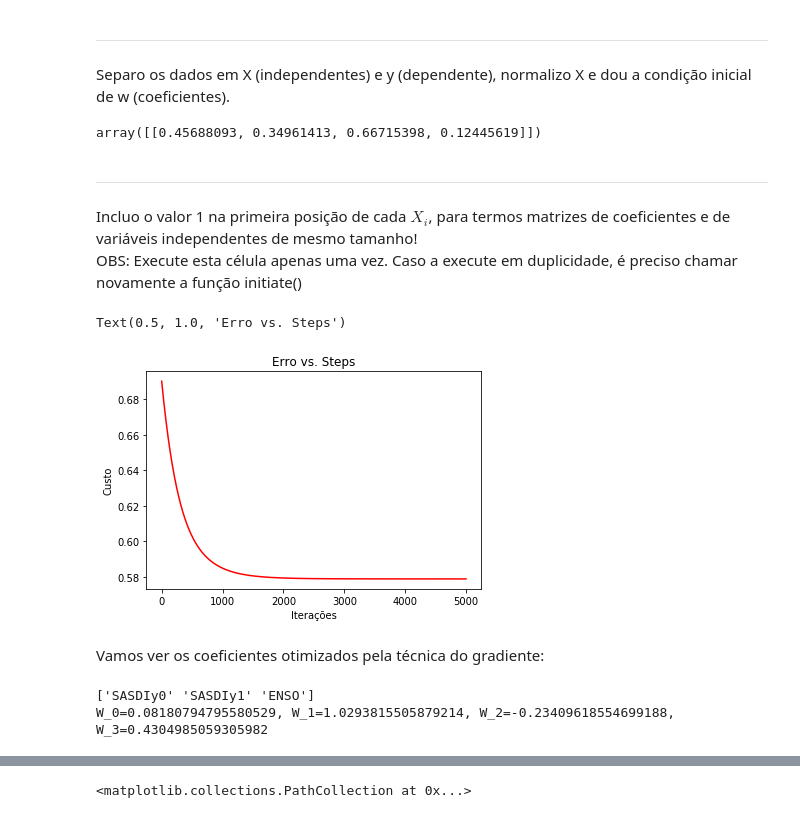
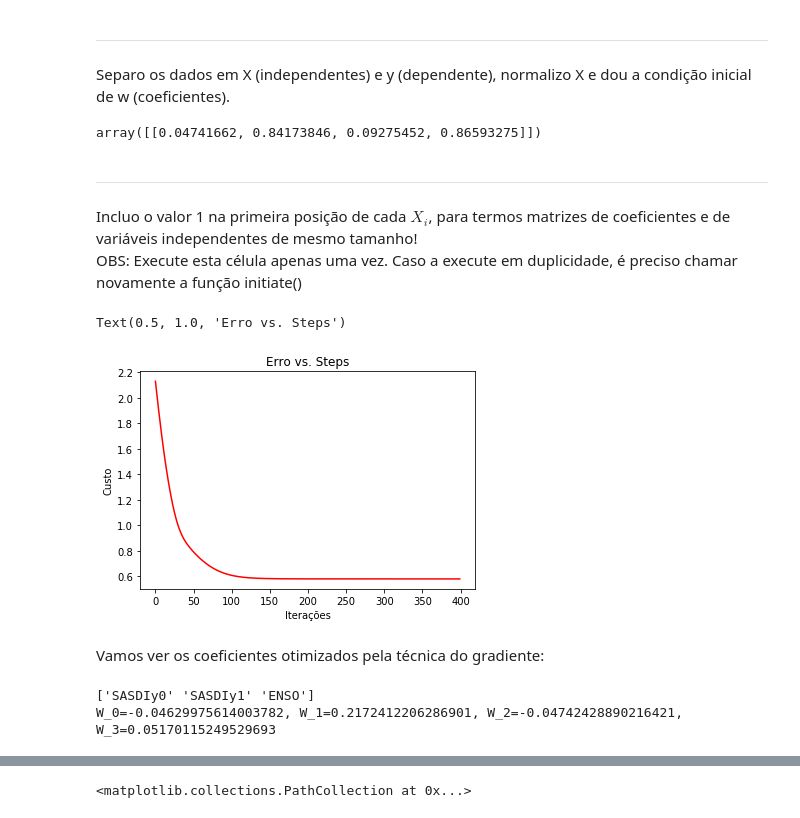
Before and after one commit to WladJSJ/Regressao_Logistica, a Jupyter notebook: RegLog_Tanom_V3.ipynb, the cells around one changed output, grey strips where cells are left out. Cells and saved outputs as stored; diff of their text form; code cells hidden in the pictures.

```diff
--- a/RegLog_Tanom_V3.ipynb
+++ b/RegLog_Tanom_V3.ipynb
@@ -120,8 +122,8 @@ def initiate():
     X = np.array(df.drop('Tanom',1))
     y = df.iloc[:,n_features:n_features+1].values
     scaler = StandardScaler()
-    scaler.fit(X)
-    X = scaler.transform(X)
+#    scaler.fit(X)
+#    X = scaler.transform(X)
     return n_features, X, y
 # %% [markdown]
 Importante adicionar o $X_0=1$ em X, para que possamos multiplicar os vetores $X$ e $\beta$. Faço isso com a função abaixo:
@@ -168,7 +170,7 @@ n_features, X, y = initiate()
 w = np.random.rand(1,n_features+1) ## valores entre 0 e 1
 w
 # %% [output]
-array([[0.45688093, 0.34961413, 0.66715398, 0.12445619]])
+array([[0.04741662, 0.84173846, 0.09275452, 0.86593275]])
 # %% [markdown]
 <hr>Incluo o valor 1 na primeira posição de cada $X_i$, para termos matrizes de coeficientes e de variáveis independentes de mesmo tamanho!
 
@@ -177,16 +179,16 @@ OBS: Execute esta célula apenas uma vez. Caso a execute em duplicidade, é prec
 X = insert_ones(X)
 # %%
 alpha=0.01 # taxa de aprendizado
-nsteps = 5000
+nsteps =400
 w, cost = gradient_descent(w, X, y, alpha, nsteps)
 fig, ax = plt.subplots()
 ax.plot(np.arange(nsteps), cost, 'r')
 ax.set_xlabel('Iterações')
 ax.set_ylabel('Custo')
 ax.set_title('Erro vs. Steps')
 # %% [output]
 Text(0.5, 1.0, 'Erro vs. Steps')
-[figure, old version]
+[figure, new version]
 # %% [markdown]
 Vamos ver os coeficientes otimizados pela técnica do gradiente:
 # %%
@@ -194,4 +196,4 @@ print(df.drop('Tanom',1).columns.ravel())
 print('W_0={}, W_1={}, W_2={}, W_3={}'.format(w[0,0],w[0,1],w[0,2],w[0,3]))
 # %% [output]
 ['SASDIy0' 'SASDIy1' 'ENSO']
-W_0=0.08180794795580529, W_1=1.0293815505879214, W_2=-0.23409618554699188, W_3=0.4304985059305982
+W_0=-0.04629975614003782, W_1=0.2172412206286901, W_2=-0.04742428890216421, W_3=0.05170115249529693
```
Also changed, not shown: parts of 16 cells of this notebook.
